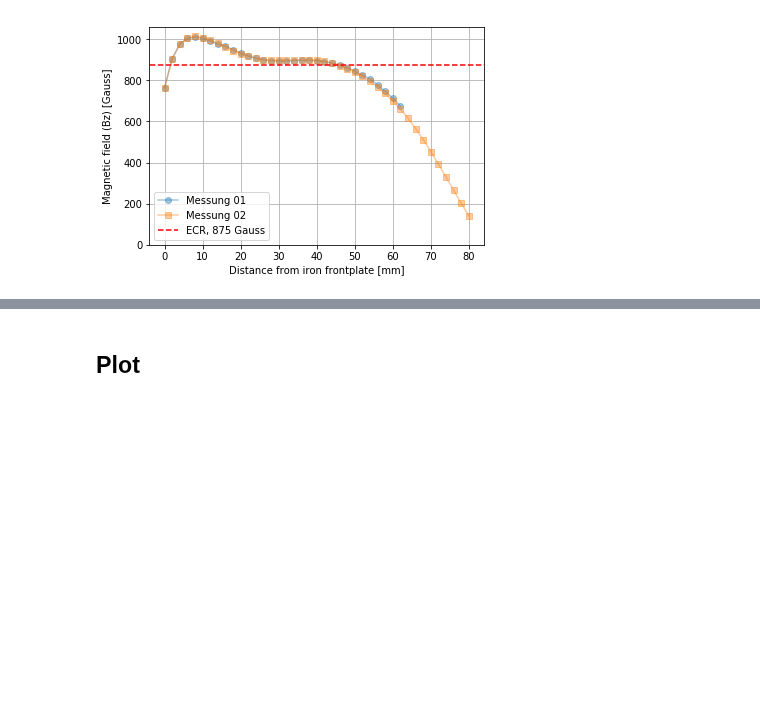
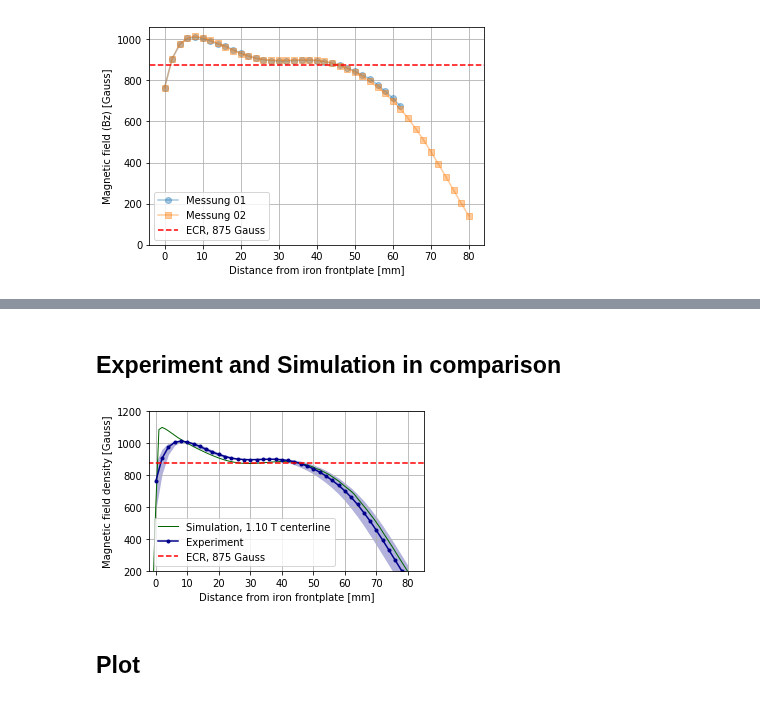
Before and after one commit to kromerh/phd_python, a Jupyter notebook: 10.Microwave.PermanentMagnets/10.Microwave.PermanentMagnets.ipynb, the cells around one changed output, grey strips where cells are left out. Saved outputs shown, nothing was run; the diff lists cells and outputs as text; code cells hidden in the pictures; blank space fills up the shorter version.

Commit message:
magnetic fields

```diff
--- a/10.Microwave.PermanentMagnets/10.Microwave.PermanentMagnets.ipynb
+++ b/10.Microwave.PermanentMagnets/10.Microwave.PermanentMagnets.ipynb
@@ -127,3 +165,53 @@ df_comsol_maxmin.tail(20)
+# %% [markdown]
+## Experiment and Simulation in comparison
+# %%
+smallerror = 1.5
+bigerror = 3
+def add_error(row, smallerror, bigerror):
+    if row < 40:
+        return pd.Series({'x_plus': row+smallerror, 'x_minus': row-smallerror})
+    else:
+        return pd.Series({'x_plus': row+bigerror, 'x_minus': row-bigerror})
+
+
+a = dfs[1].iloc[:,0].apply(lambda x: add_error(x, smallerror, bigerror))
+df_error = pd.concat([a, dfs[1]], axis=1)
+# %%
+# take error into account
+from scipy.interpolate import interp1d
+f1 = interp1d(df_error['x_plus'], df_error.iloc[:,3], kind='cubic', fill_value="extrapolate")
+f2 = interp1d(df_error['x_minus'], df_error.iloc[:,3], kind='cubic', fill_value="extrapolate")
+# %%
+# plt.figure(figsize=(10,7))
+fig = plt.figure(figsize=(8*0.60,5*0.60))
+# plt.plot(dfs[0].iloc[:,0], dfs[0].iloc[:,1], marker='o',label='Messung 01', alpha=0.75)
+
+
+
+plt.plot(dfs_comsol_centerline[1].index, dfs_comsol_centerline[1].loc[:,'normB_Gauss'], color='darkgreen', label='Simulation, 1.10 T centerline',  linewidth=1)
+# plt.plot(dfs_comsol_centerline[0].index, dfs_comsol_centerline[0].loc[:,'normB_Gauss'], color='darkgreen', label='Simulation 1.03 T centerline',  linewidth=1)
+# plt.plot(dfs_comsol_maxmin[1].index, dfs_comsol_maxmin[1].loc[:,'normB_Gauss_min'], color='darkred', label='Simulation 1.10 T max',  linewidth=1)
+# plt.plot(dfs_comsol_maxmin[0].index, dfs_comsol_maxmin[0].loc[:,'normB_Gauss_min'], color='darkorange', label='Simulation 1.03 T min',  linewidth=1)
+# plt.fill_between(dfs_comsol_maxmin[0].index, dfs_comsol_maxmin[1].loc[:,'normB_Gauss_min'], dfs_comsol_maxmin[0].loc[:,'normB_Gauss_min'], alpha=0.3,color='darkred')
+
+plt.plot(dfs[1].iloc[:,0], dfs[1].iloc[:,1], marker='o', color='darkblue', markeredgecolor='darkblue', markersize=3, label='Experiment')
+plt.fill_between(dfs[1].iloc[:,0], f1(dfs[1].iloc[:,0]), f2(dfs[1].iloc[:,0]), alpha=0.3, color='darkblue', linewidth=0)
+
+
+xlim = plt.gca().get_xlim()
+plt.plot([-10,200], [875, 875], color='red', linestyle='dashed', label='ECR, 875 Gauss')
+plt.legend()
+plt.grid()
+plt.xlabel('Distance from iron frontplate [mm]')
+plt.ylabel('Magnetic field density [Gauss]')
+ylim = plt.gca().get_ylim()
+plt.ylim(200, 1200)
+plt.xlim(-2,85)
+plt.tight_layout()
+plt.savefig(f'{output_folder}exp_simu_comparison.pdf', dpi=900)
+plt.show()
+# %% [output]
+[figure, added]
 # %% [markdown]
 ## Plot
 # %%
```
Also changed, not shown: parts of 15 cells of this notebook.
